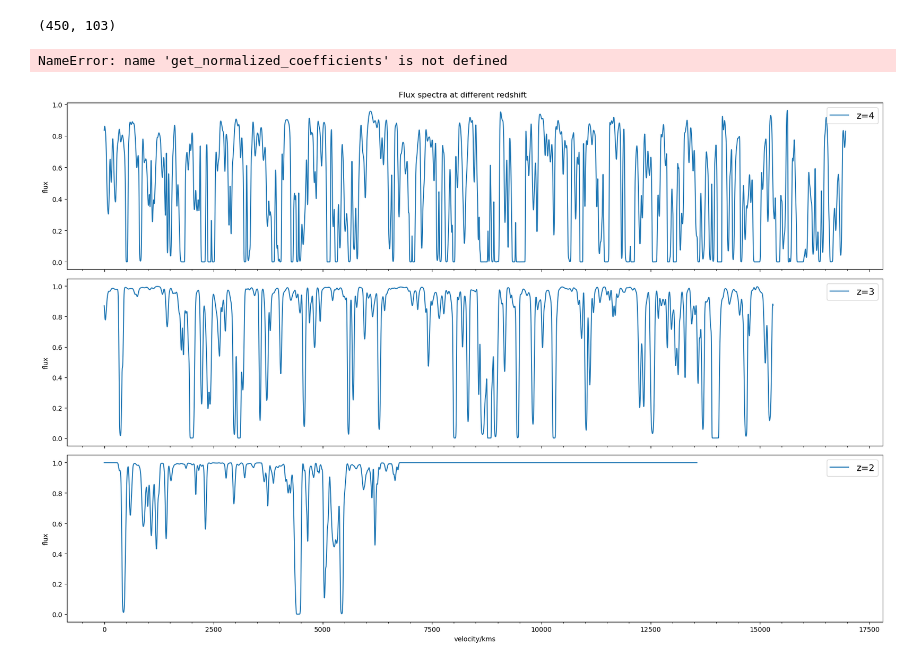
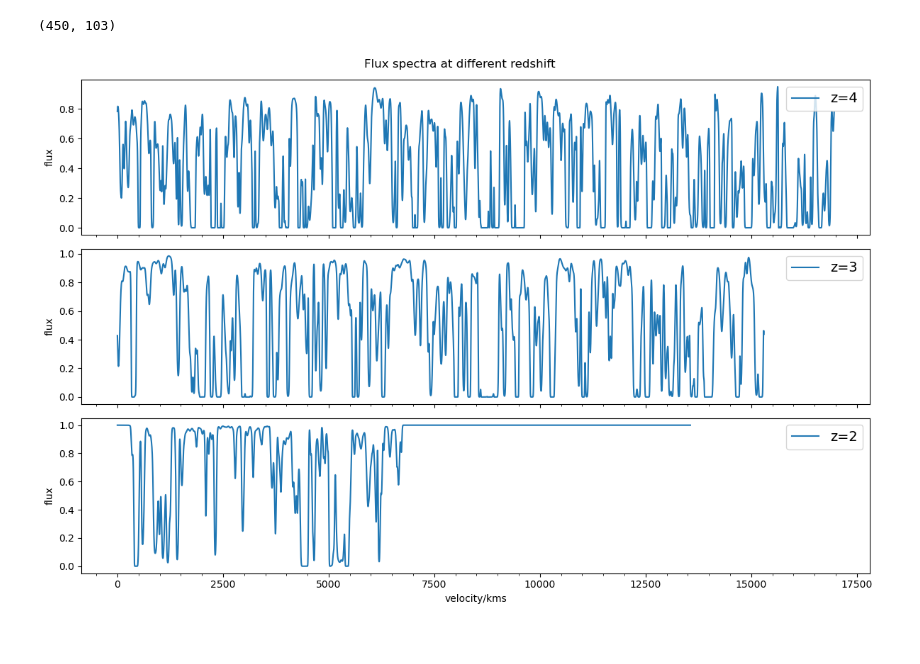
Before and after one commit to ryu-ship-it/lyman_alpha_scattering_transform, a Jupyter notebook: Hydrogen_redshift_compare.ipynb, the cells around one changed output. Saved outputs shown, nothing was run; the diff lists cells and outputs as text; code cells hidden in the pictures.

```diff
--- a/Hydrogen_redshift_compare.ipynb
+++ b/Hydrogen_redshift_compare.ipynb
@@ -41,6 +37,22 @@ nspectra_z4 = optical_depth_z4.shape[0]
 print('number of spectra:', flux_z4.shape[0], 'length of spectra:',  flux_z4.shape[1])
 # %% [output]
 number of spectra: 450 length of spectra: 16962
+# %%
+mean_flux_z4 = compute_desired_mean_flux(4)
+alpha_z4 = compute_flux_scale_factor(optical_depth_z4, mean_flux_z4)
+scaled_flux_z4 = np.exp(-optical_depth_z4 * alpha_z4)
+
+mean_flux_z3 = compute_desired_mean_flux(3)
+alpha_z3 = compute_flux_scale_factor(optical_depth_z3, mean_flux_z3)
+scaled_flux_z3 = np.exp(-optical_depth_z3 * alpha_z3)
+
+mean_flux_z2 = compute_desired_mean_flux(2)
+alpha_z2 = compute_flux_scale_factor(optical_depth_z2, mean_flux_z2)
+scaled_flux_z2 = np.exp(-optical_depth_z2 * alpha_z2)
+# %%
+flux_z4 = scaled_flux_z4
+flux_z3 = scaled_flux_z3
+flux_z2 = scaled_flux_z2
 # %%
 #using the same J for all lines
 J = math.floor(np.log2(flux_z2.shape[1]))
@@ -75,6 +87,4 @@ S1_z2_mean = np.mean(S1_z2['S1'], axis=0)
 S1_z2_std = np.std(S1_z2['S1'], axis=0)
 S2_z2_mean = [np.mean(S2_z2['S2'][f'{j}'], axis=0) for j in range(len(S2_z2['S2']))]
 S2_z2_std = [np.std(S2_z2['S2'][f'{j}'], axis=0) for j in range(len(S2_z2['S2']))]
-# %% [output]
-NameError: name 'get_normalized_coefficients' is not defined
 # %%
@@ -92,23 +102,23 @@ S2_z4_std = [np.std(S2_z4['S2'][f'{j}'], axis=0) for j in range(len(S2_z4['S2'])
 # %%
 #plot redshift 4 spectra
 n = 100
-fig, axs = plt.subplots(3, 1, figsize=(18, 12),
+fig, axs = plt.subplots(3, 1, figsize=(12, 8),
                         sharex=True)
 
 axs[0].plot(flux_z4[n], label='z=4')
 axs[1].plot(flux_z3[n], label='z=3')
 axs[2].plot(flux_z2[n], label='z=2')
 
 for ax in axs:
     ax.set_ylabel('flux')
     ax.legend(loc='upper right', fontsize=14)
 
 axs[2].set_xlabel('velocity/kms')
 axs[2].xaxis.set_minor_locator(ticker.MultipleLocator(500))
 fig.suptitle('Flux spectra at different redshift')
 fig.tight_layout()
 # %% [output]
-[figure, old version]
+[figure, new version]
 # %%
 #plot the first order coefficients
 fig, axs = plt.subplots(1, figsize=(12, 6))
```
Also changed, not shown: parts of 12 cells of this notebook.
